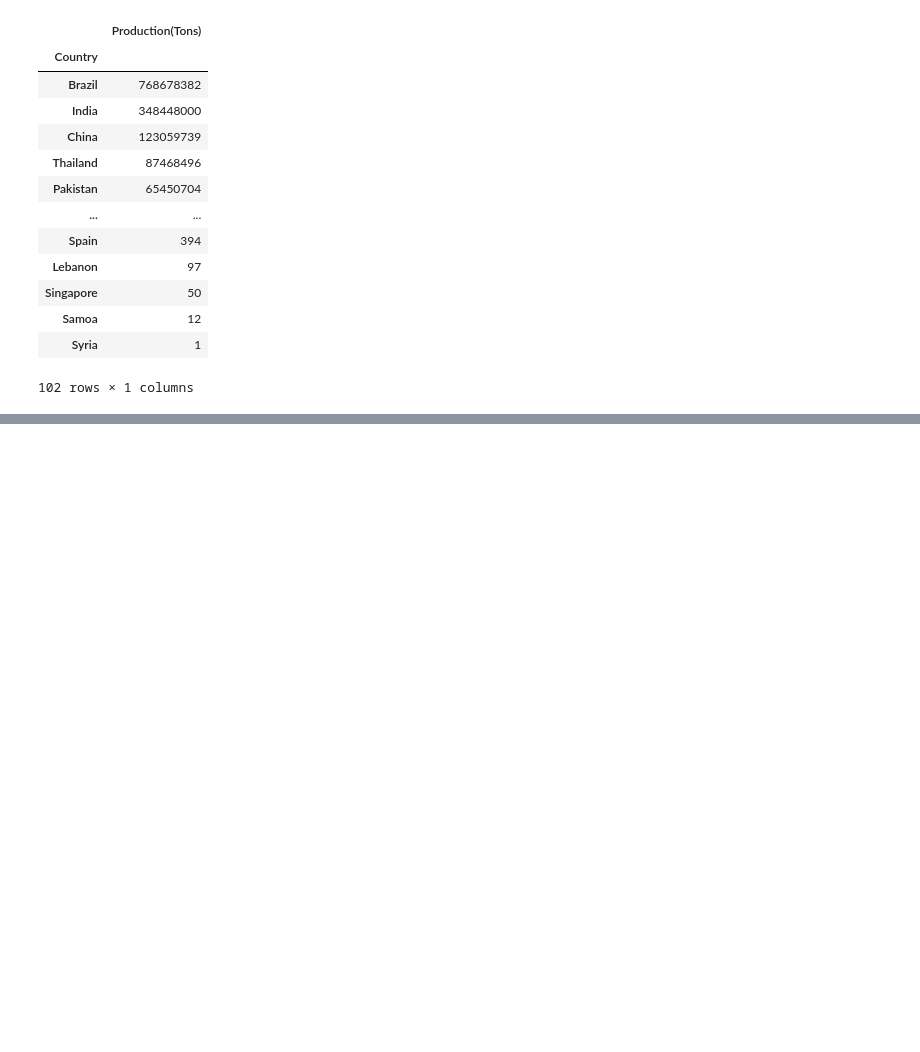
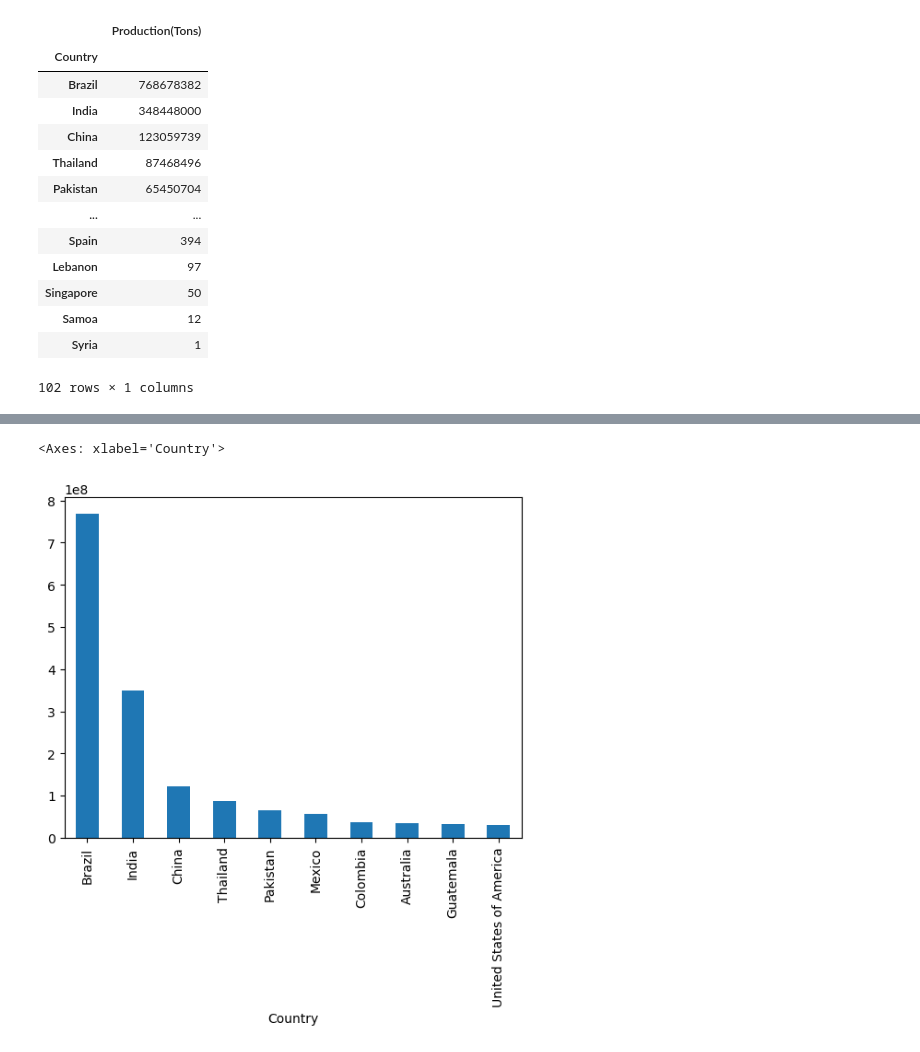
Before and after one commit to tanisha346gfd/data-science2, a Jupyter notebook: practice/sugercane-project.ipynb, the cells around one changed output, grey strips where cells are left out. Cells and saved outputs as stored; diff of their text form; code cells hidden in the pictures; blank space fills up the shorter version.

```diff
--- a/practice/sugercane-project.ipynb
+++ b/practice/sugercane-project.ipynb
@@ -195,0 +223,5 @@ df_new["Production(Tons)_percent"]
+# %%
+df_new["Production(Tons)"].head(10).plot(kind="bar")
+# %% [output]
+<Axes: xlabel='Country'>
+[figure, added]
```
Also changed, not shown: parts of 37 cells of this notebook, 1 other file.
